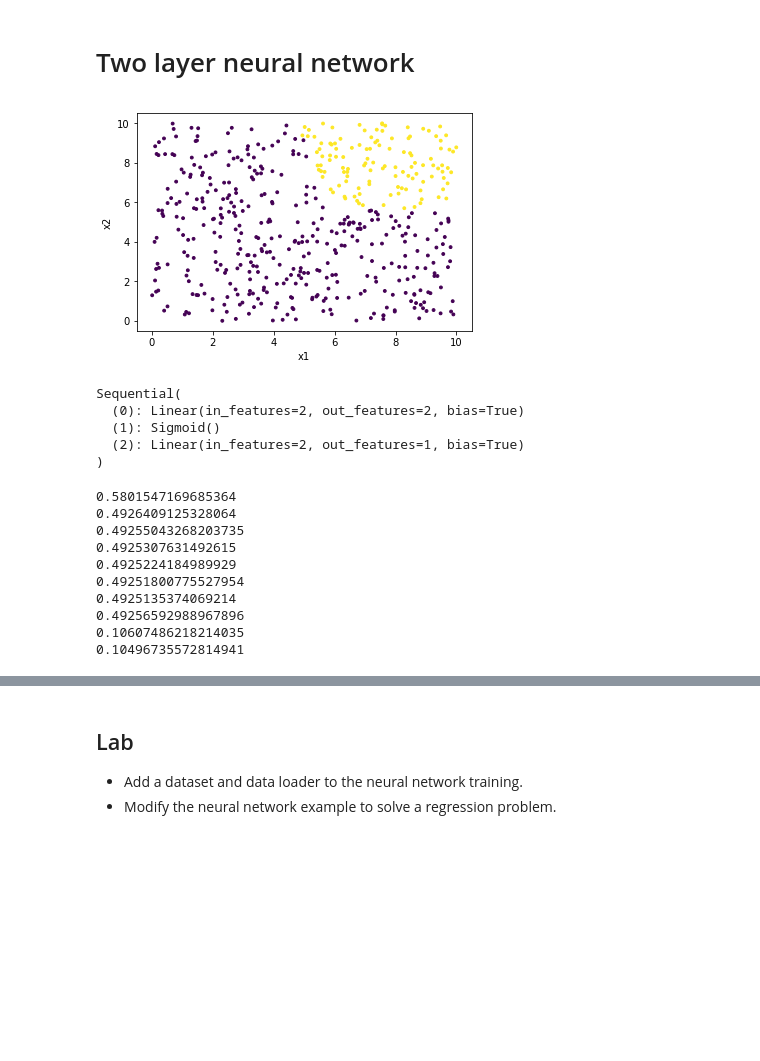
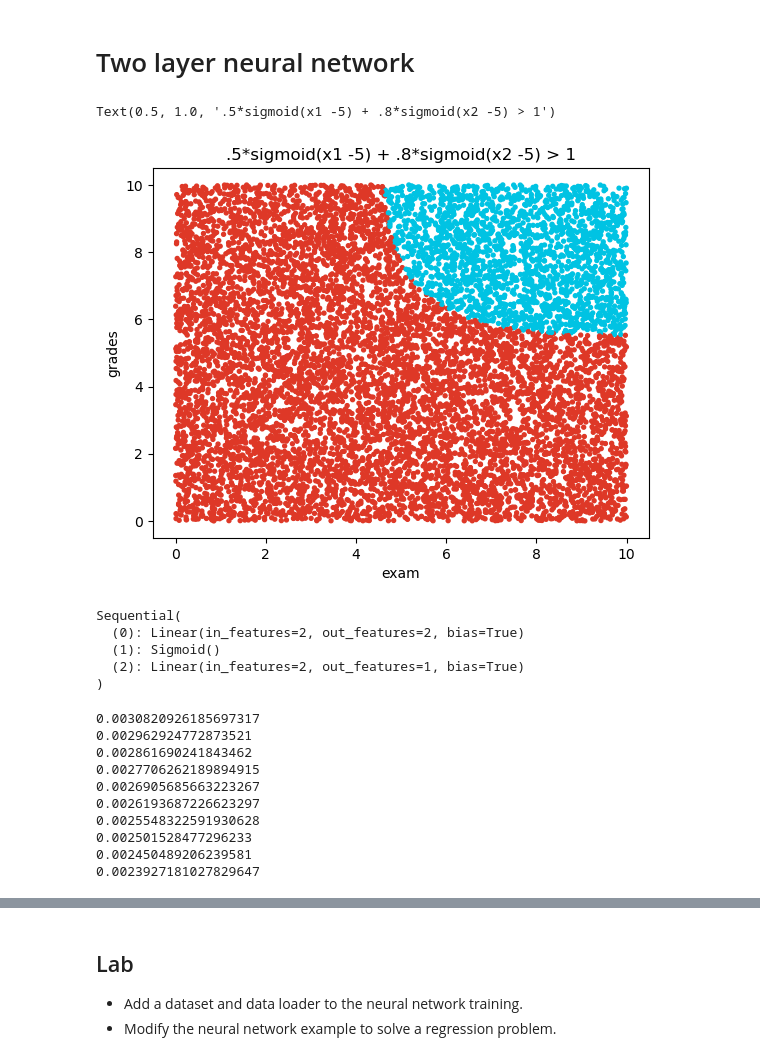
Before and after one commit to yanneta/ML-notebooks, a Jupyter notebook: pytorch-intro.ipynb, the cells around one changed output, grey strips where cells are left out. Cells and saved outputs as stored; diff of their text form; code cells hidden in the pictures; blank space fills up the shorter version.

Commit message:
fixing plot

```diff
--- a/pytorch-intro.ipynb
+++ b/pytorch-intro.ipynb
@@ -463,19 +463,24 @@ def gen_nn_fake_data(n):
     x = np.random.uniform(0,10, (n, 2))
     x1 = x[:,0]
     x2 = x[:,1]
-    score1 = sigmoid(-x1 - 8* x2 + 50)
-    score2 = sigmoid(-7*x1 - 2* x2 + 50)
-    score3 = 2* score1 + 3*score2 - 0.1
-    y = score3 < 0
+    score1 = sigmoid(x1 -5)
+    score2 = sigmoid(x2 -5)
+    score3 = .5*score1 + .8*score2
+    y = score3 > 1
     return x, y.astype(int)
 
-x, y = gen_nn_fake_data(500)
+x, y = gen_nn_fake_data(2000)
+# %%
+from matplotlib.colors import ListedColormap
+custom_cmap = ListedColormap(['#de3827', '#00c3e3']) # #de3827, #ff0000
 # %%
 import matplotlib.pyplot as plt
-plt.scatter(x[:,0],x[:,1],c=y, s=8);
-plt.xlabel("x1"); plt.ylabel("x2");
+plt.scatter(x[:,0],x[:,1],c=y, cmap=custom_cmap, s=8);
+plt.xlabel("exam"); plt.ylabel("grades");
+plt.title(".5*sigmoid(x1 -5) + .8*sigmoid(x2 -5) > 1")
 # %% [output]
+Text(0.5, 1.0, '.5*sigmoid(x1 -5) + .8*sigmoid(x2 -5) > 1')
-[figure, old version]
+[figure, new version]
 # %%
 model = torch.nn.Sequential(
     torch.nn.Linear(2, 2),
@@ -497,11 +502,11 @@ y = torch.tensor(y).float()
 learning_rate = 0.01
 optimizer = torch.optim.Adam(model.parameters(), lr=learning_rate)
 # %%
-for t in range(10000):
+for t in range(50000):
     # Forward pass: compute predicted y using operations on Variables
     y_hat = model(x)
     loss = F.binary_cross_entropy(F.sigmoid(y_hat), y.unsqueeze(1))
-    if t % 1000 == 0: print(loss.item())
+    if t % 5000 == 0: print(loss.item())
 
     # Before the backward pass, use the optimizer object to zero all of the
     # gradients for the variables
@@ -512,16 +517,16 @@ for t in range(10000):
     # parameters
     optimizer.step()
 # %% [output]
-0.5801547169685364
-0.4926409125328064
-0.49255043268203735
-0.4925307631492615
-0.4925224184989929
-0.49251800775527954
-0.4925135374069214
-0.49256592988967896
-0.10607486218214035
-0.10496735572814941
+0.0030820926185697317
+0.002962924772873521
+0.002861690241843462
+0.0027706262189894915
+0.0026905685663223267
+0.0026193687226623297
+0.0025548322591930628
+0.002501528477296233
+0.002450489206239581
+0.0023927181027829647
 # %%
 print([p for p in model.parameters()])
 # %% [output]
```
Also changed, not shown: parts of 5 cells of this notebook.
